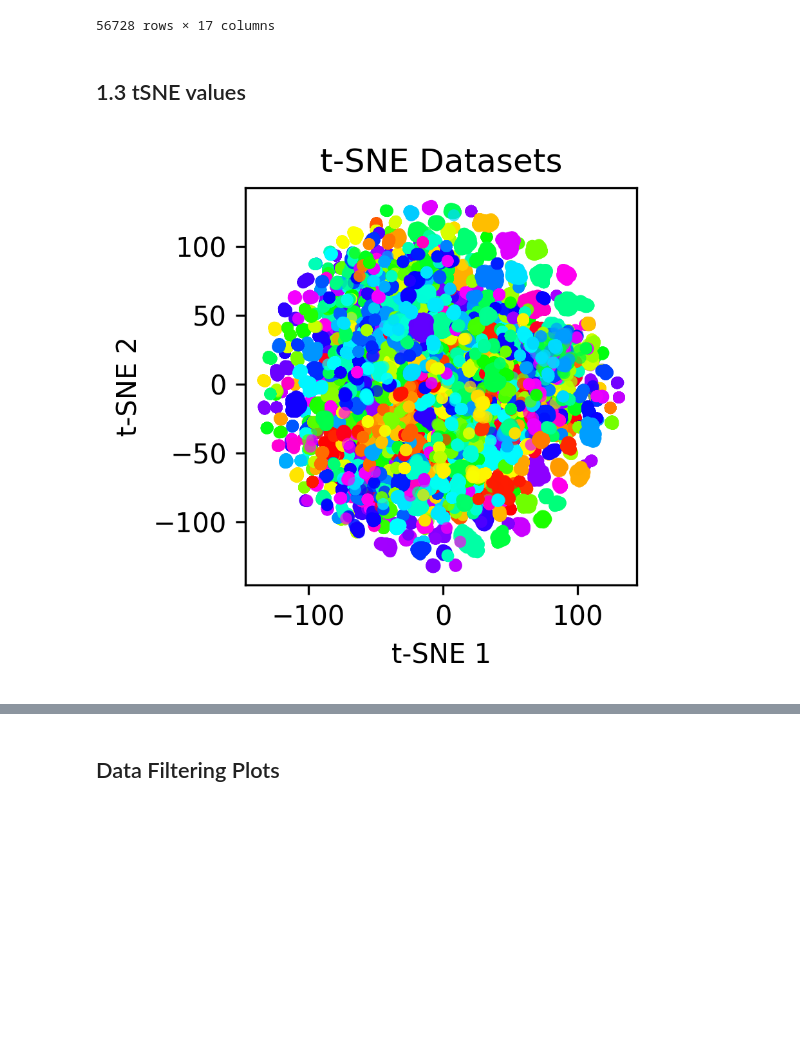
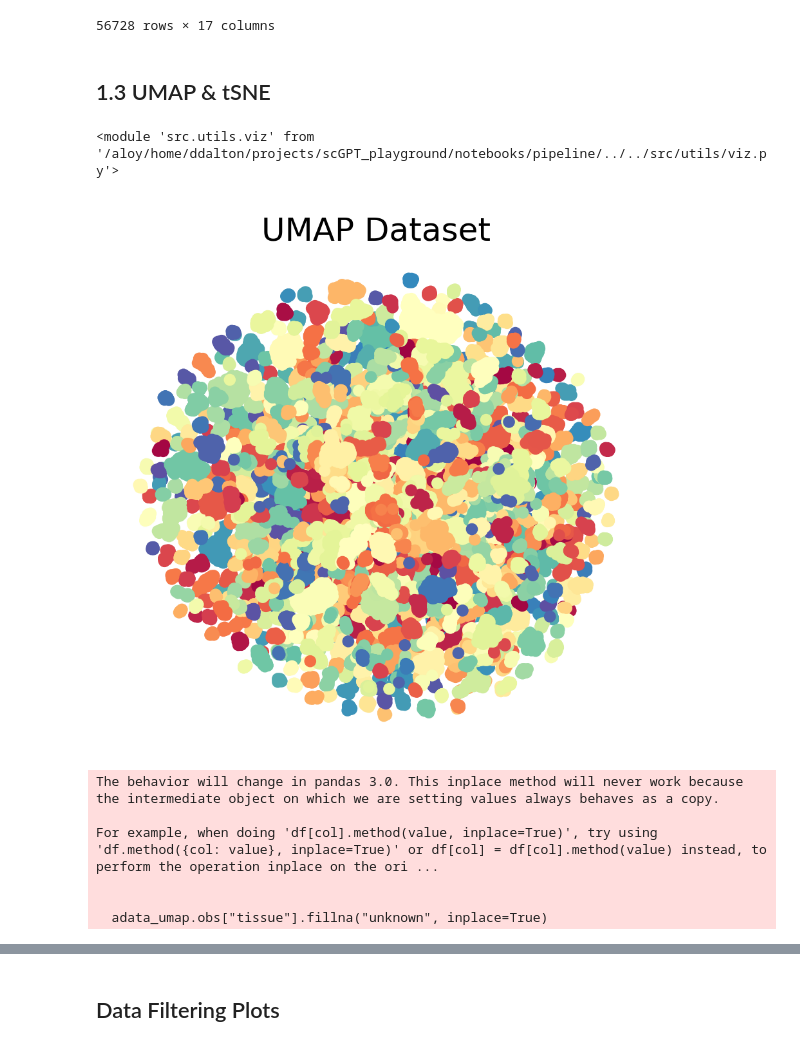
Before and after one commit to 00dylan00/scGPT_playground, a Jupyter notebook: notebooks/pipeline/01-analyse-data.ipynb, the cells around one changed output, grey strips where cells are left out. Cells and saved outputs as stored; diff of their text form; code cells hidden in the pictures; blank space fills up the shorter version.

```diff
--- a/notebooks/pipeline/01-analyse-data.ipynb
+++ b/notebooks/pipeline/01-analyse-data.ipynb
@@ -35,6 +35,7 @@ importlib.reload(tr_h)
 run_dir = None
 data_path = "/aloy/home/ddalton/projects/scGPT_playground/data/pp_data-25-09-12-01/data.h5ad"
 gene_filtering = "top_presence"
+library = "Microarray"  # RNA-Seq, Microarray, Both
 # functions
 def plot_adata_kde(adata:sc.AnnData, title:str="", sample_size:int=100, dpi=300)->None:
     plt.figure(figsize=(3, 3), dpi=dpi)
@@ -157,7 +158,7 @@ else:
     # filter by library
     # only rnaseq
     # adata_lib = adata_gen[adata_gen.obs["library"] == "RNA-Seq"]
-    adata_lib = adata_gen[adata_gen.obs["library"] == "Microarray"]
+    adata_lib = adata_gen[adata_gen.obs["library"] == library]
     # adata_lib = adata_gen
     print(adata_lib.shape)
 
@@ -283,12 +306,41 @@ adata_clean.obs
 | 121141 | DSA10302.GSM139475.Case | GSE6008 | GSE6008 | 1509 | 1509 | DSA10302 | Ovary | 12004 | Ovarian Tumor | Ovarian Tumor | ... |
 56728 rows × 17 columns
 # %% [markdown]
-## 1.3 tSNE values
+## 1.3 UMAP & tSNE
+# %%
+import importlib
+importlib.reload(vz)
+# %% [output]
+<module 'src.utils.viz' from '/aloy/home/ddalton/projects/scGPT_playground/notebooks/pipeline/../../src/utils/viz.py'>
 # %%
+# generate UMAP data
+X_umap, adata_umap = vz.get_reduced_embeddings(adata_clean, method="umap")
+
 # generate tSNE data
-X_tsne, adata_tsne = vz.transform_tsne(adata_clean)
+X_tsne, adata_tsne = vz.get_reduced_embeddings(adata_clean, method="tsne")
 # %%
-# plot tSNE tissue
-vz.plot_tsne_adata(X_tsne, adata_tsne, "dataset", title="t-SNE Datasets")
+# plot UMAP tissue
+vz.plot_adata_emb(X_umap, adata_umap, "dataset", title="UMAP Dataset", dpi=300)
+
+# add tissue info
+from src.utils import utils as ut
+df_info = ut.load_dsa_info()
+dsaid_2_tissue = dict(zip(df_info["dsaid"], df_info["tissue"]))
+
+
+adata_umap.obs["tissue"] = adata_umap.obs["dsaid"].map(dsaid_2_tissue)
+
+# replace nans
+adata_umap.obs["tissue"].fillna("unknown", inplace=True)
+adata_umap.obs["tissue"] = adata_umap.obs["tissue"].astype("category")
+vz.plot_adata_emb(X_umap, adata_umap, "tissue", title="UMAP Tissues", dpi=300)
+
+vz.plot_adata_emb(X_umap, adata_umap, "doid_id", title="UMAP Diseases", dpi=300)
 # %% [output]
-[figure, old version]
+[figure, new version]
+The behavior will change in pandas 3.0. This inplace method will never work because the intermediate object on which we are setting values always behaves as a copy.
+
+For example, when doing 'df[col].method(value, inplace=True)', try using 'df.method({col: value}, inplace=True)' or df[col] = df[col].method(value) instead, to perform the operation inplace on the ori ...
+
+
+  adata_umap.obs["tissue"].fillna("unknown", inplace=True)
```
Also changed, not shown: parts of 19 cells of this notebook, 21 other files.
